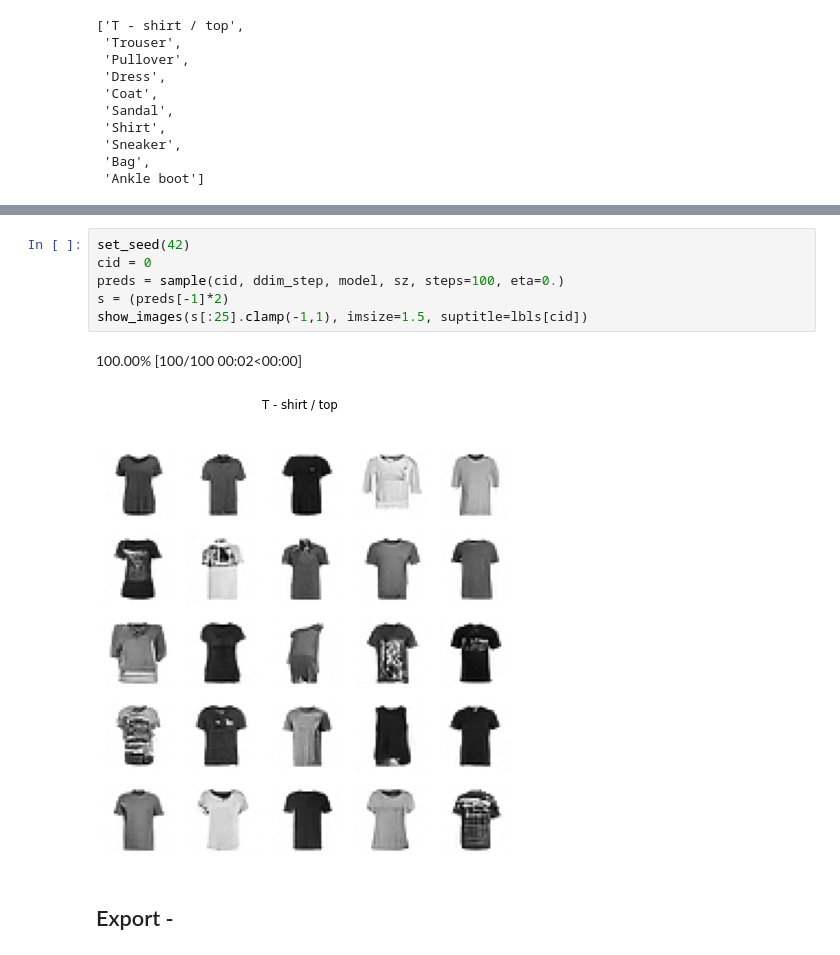
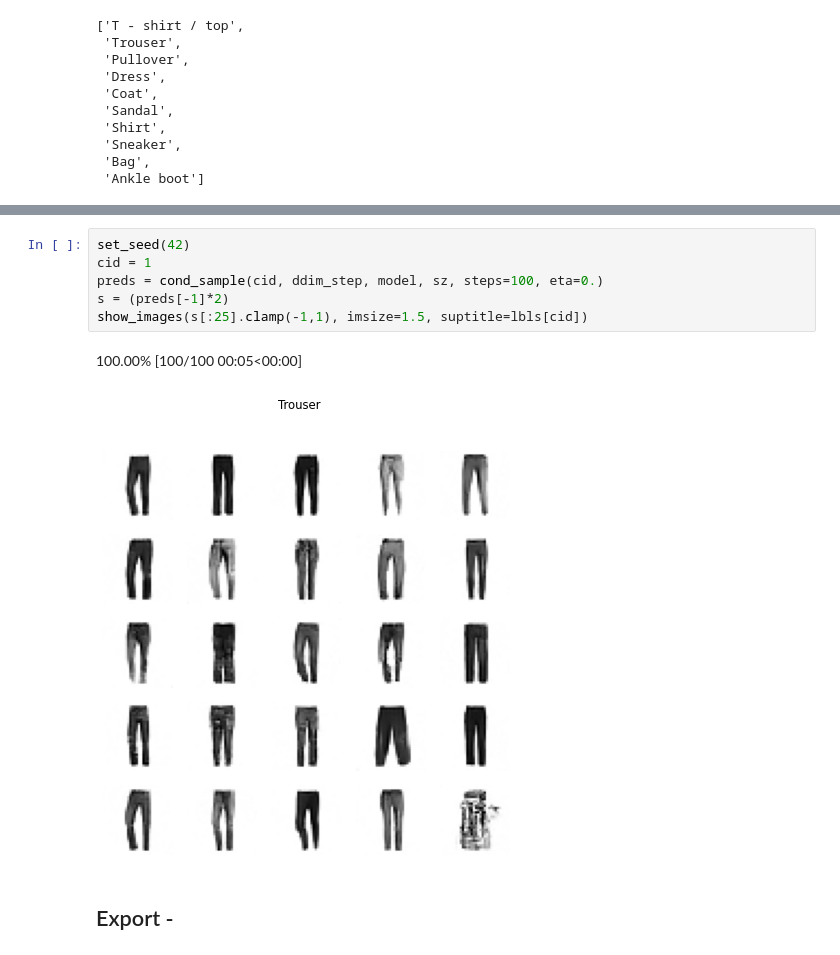
Before and after one commit to AlexChalk/ml_env, a Jupyter notebook: nbs/28_diffusion-attn-cond.ipynb, the cells around one changed output, grey strips where cells are left out. Drawn from its saved outputs; the diff is of its cells as text.

```diff
--- a/nbs/28_diffusion-attn-cond.ipynb
+++ b/nbs/28_diffusion-attn-cond.ipynb
@@ -471,12 +476,12 @@ show_images(s[:25].clamp(-1,1), imsize=1.5, suptitle=lbls[cid])
 # %%
 set_seed(42)
-cid = 0
-preds = sample(cid, ddim_step, model, sz, steps=100, eta=0.)
+cid = 1
+preds = cond_sample(cid, ddim_step, model, sz, steps=100, eta=0.)
 s = (preds[-1]*2)
 show_images(s[:25].clamp(-1,1), imsize=1.5, suptitle=lbls[cid])
 # %% [output]
-100.00% [100/100 00:02<00:00]
+100.00% [100/100 00:05<00:00]
-[figure, old version]
+[figure, new version]
 # %% [markdown]
 ## Export -
 # %%
```
Also changed, not shown: parts of 12 cells of this notebook, 3 other files.
